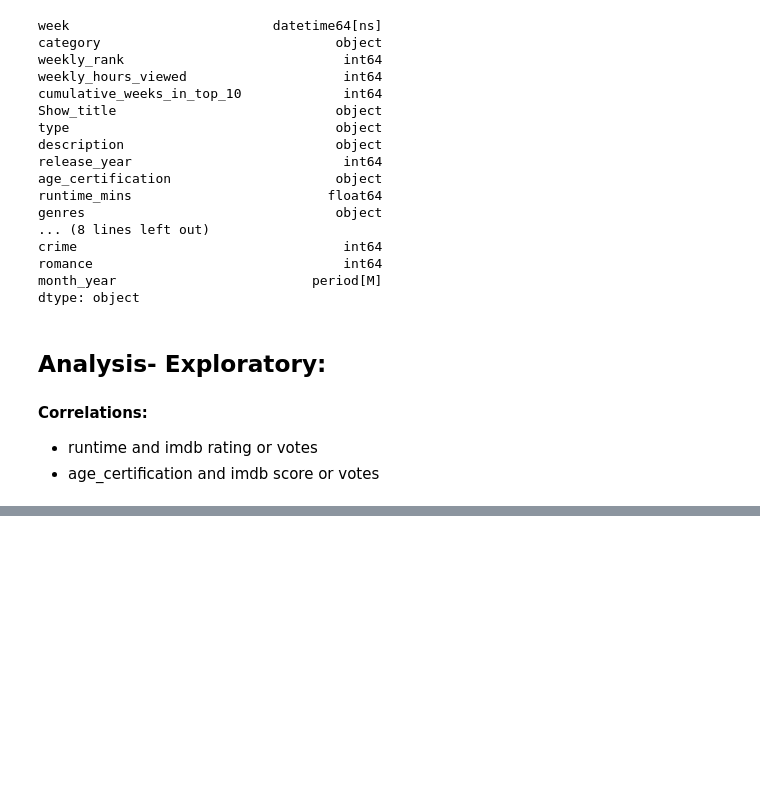
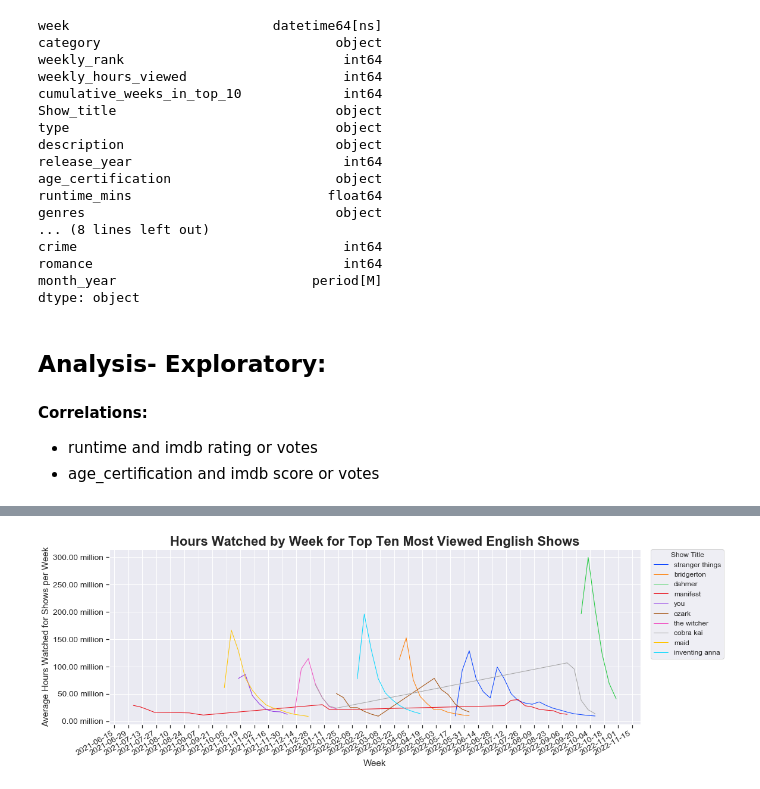
Before and after one commit to EdithLotterman/Project-1-Team-8, a Jupyter notebook: team8_netflix_project_zack.ipynb, the cells around one changed output, grey strips where cells are left out. Saved outputs shown, nothing was run; the diff lists cells and outputs as text; code cells hidden in the pictures; blank space fills up the shorter version.

```diff
--- a/team8_netflix_project_zack.ipynb
+++ b/team8_netflix_project_zack.ipynb
@@ -377,0 +468,41 @@ moneyHeist_rel_date = dt.datetime(2021,12,3)
+# %%
+# Plotting hours watched by Top ten Englisth speaking shows(total hours viewed) over weeks:
+# Average hours viewd for all shows by week:
+# using Seaborn:
+# set theme:
+sns.set_theme(style="darkgrid", font_scale=1.25,rc={"lines.linewidth": 1,'xtick.bottom': True,
+    'ytick.left': True,})
+# Set fig and axis, and figure size:
+fig, ax = plt.subplots(figsize=(16, 6))
+# Set color for lines:
+palette = sns.color_palette("bright", 10)
+# Create the plot, take out conf int, set color and ax:
+g = sns.lineplot(ax=ax, data=topTen_sum_most_viewed_eng_show_df, x="week", y="weekly_hours_viewed", hue="Show_title", ci=None, palette= palette, hue_order = topTen_sum_most_viewed_eng_show_index)
+# Gen y labels, divide by 1 million and label million:
+ylabels = ['{:,.2f}'.format(y) + ' million' for y in g.get_yticks()/1000000]
+# Set y labels:
+g.set_yticklabels(ylabels)
+# Format x label for dates:
+# Define the date format and set it to the x-axis:
+date_form = mdates.DateFormatter("%Y-%m-%d")
+ax.xaxis.set_major_formatter(date_form)
+# Ensure a major tick for every other week using (interval=2)
+ax.xaxis.set_major_locator(mdates.WeekdayLocator(interval=2))
+# add minor tick marks on x-axis:
+ax.xaxis.set_minor_locator(mdates.WeekdayLocator(interval=2))
+# Format for date x-axis, turns date to side:
+fig.autofmt_xdate()
+# Add titles:
+plt.title("Hours Watched by Week for Top Ten Most Viewed English Shows",size=22, weight="bold")
+plt.xlabel("Week")
+plt.ylabel("Average Hours Watched for Shows per Week")
+handles,labels=ax.get_legend_handles_labels()
+sorted_legends= topTen_sum_most_viewed_index #sort the labels based on the average which is on a list
+# Label legend and move to outside right side:
+# Set order of legend = list of top ten most viewed topTen_sum_most_viewed
+ax.legend(title='Show Title', fontsize='12', title_fontsize='12', bbox_to_anchor=(1.02, 1), loc='upper left', borderaxespad=0)
+
+# Save:
+fig.savefig('Hours_TopTenShows_English_byWeek.png')
+# %% [output]
+[figure, added]
```
Also changed, not shown: parts of 7 cells of this notebook, 4 other files.
